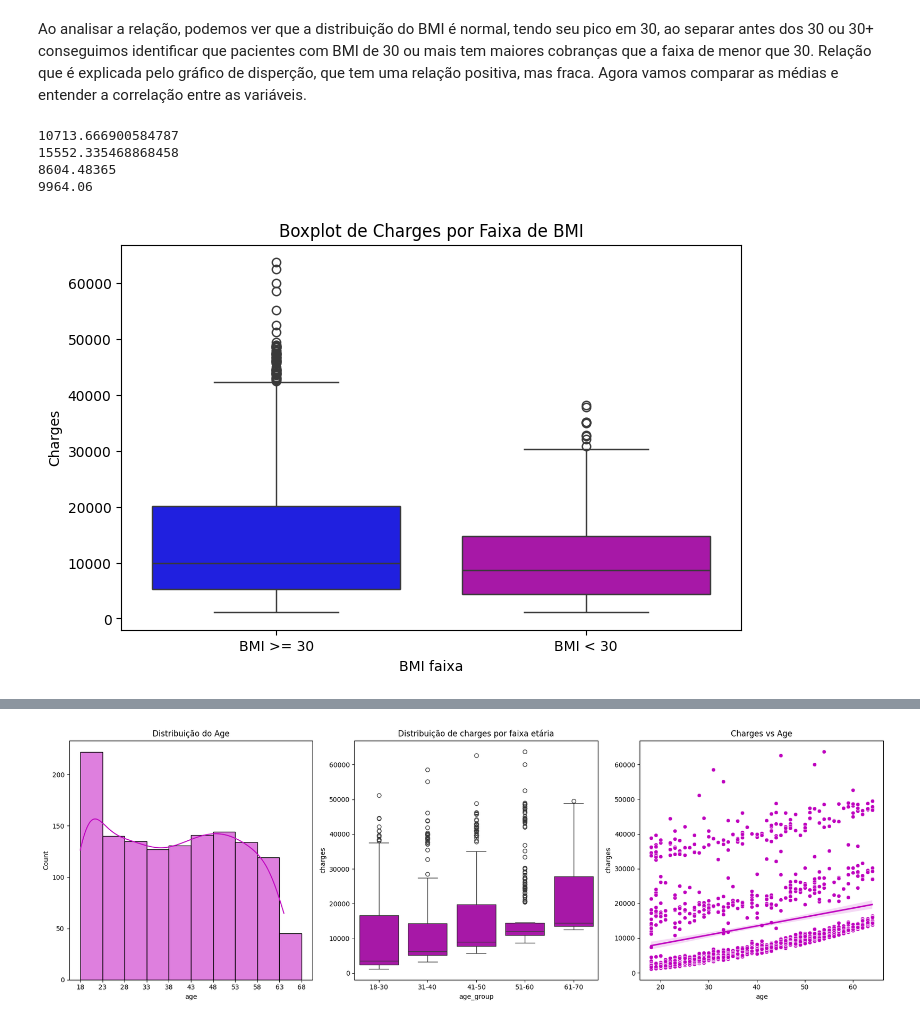
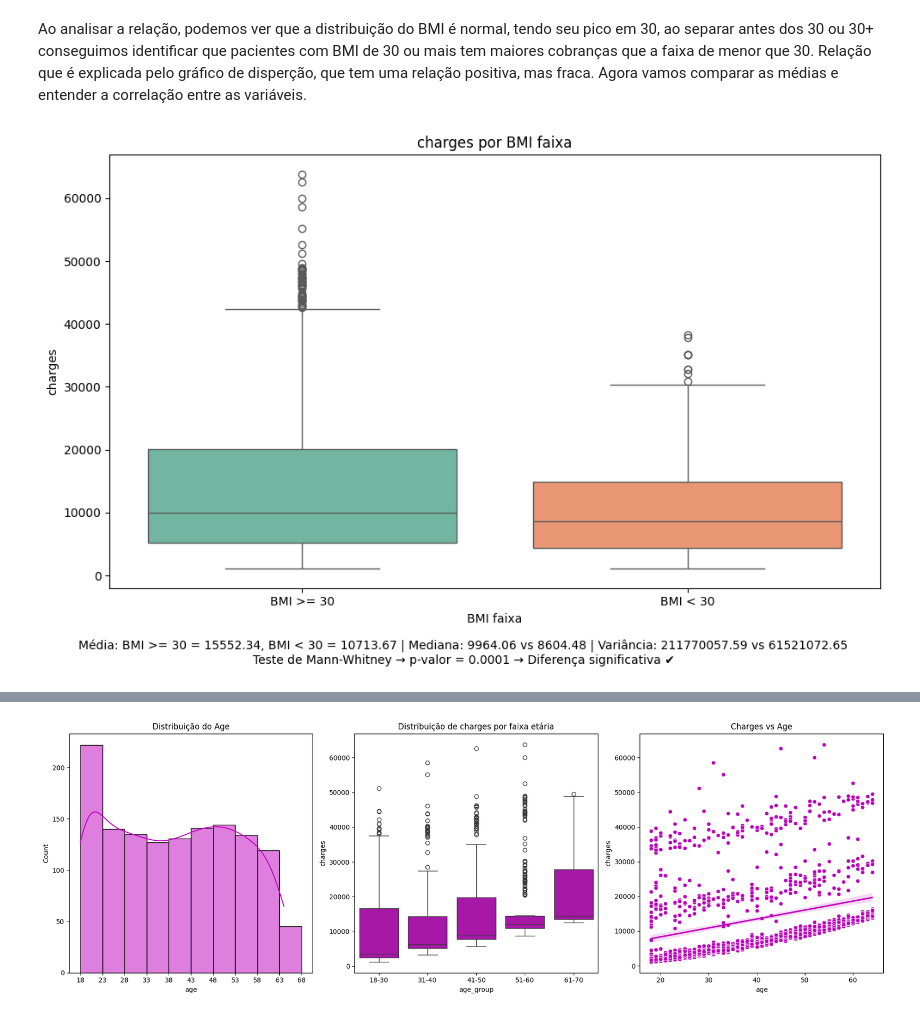
Before and after one commit to magaul/insurance, a Jupyter notebook: insurance.ipynb, the cells around one changed output, grey strips where cells are left out. Saved outputs shown, nothing was run; the diff lists cells and outputs as text; code cells hidden in the pictures.

```diff
--- a/insurance.ipynb
+++ b/insurance.ipynb
@@ -94,30 +139,16 @@ Text(0.5, 1.0, 'Distribuição do charges com BMI<30')
 # %% [markdown]
 Ao analisar a relação, podemos ver que a distribuição do BMI é normal, tendo seu pico em 30, ao separar antes dos 30 ou 30+ conseguimos identificar que pacientes com BMI de 30 ou mais tem maiores cobranças que a faixa de menor que 30. Relação que é explicada pelo gráfico de disperção, que tem uma relação positiva, mas fraca. Agora vamos comparar as médias e entender a correlação entre as variáveis.
 # %%
-print(insurance.query("bmi<30")['charges'].mean())
-print(insurance.query("bmi>=30")['charges'].mean())
-print(insurance.query("bmi<30")['charges'].median())
-print(insurance.query("bmi>=30")['charges'].median())
+charges_bmi = pd.DataFrame({
+    'charges': pd.concat([
+        insurance.query("bmi >= 30")['charges'],
+        insurance.query("bmi < 30")['charges']
+    ], ignore_index=True),
+    'BMI faixa': ['BMI >= 30'] * len(insurance.query("bmi >= 30")) +
+                 ['BMI < 30'] * len(insurance.query("bmi < 30"))
+})
+
+comparar_grupos_visual(charges_bmi, 'BMI faixa', 'charges', 'BMI >= 30', 'BMI < 30')
 # %% [output]
-10713.666900584787
-15552.335468868458
-8604.48365
-9964.06
+[figure, added]
-# %%
-
-charges_bmi = pd.DataFrame({
-    'charges': pd.concat([
-        insurance.query("bmi>=30")['charges'],
-        insurance.query("bmi<30")['charges']
-    ], ignore_index=True),
-    'BMI faixa': ['BMI >= 30'] * len(insurance.query("bmi>=30")) + ['BMI < 30'] * len(insurance.query("bmi<30"))
-})
-
-plt.figure(figsize=(8, 5))
-sns.boxplot(x='BMI faixa', y='charges', data=charges_bmi,hue='BMI faixa' ,palette=['b', 'm'],legend=False)
-plt.title('Boxplot de Charges por Faixa de BMI')
-plt.ylabel('Charges')
-plt.show()
-# %% [output]
-[figure, removed]
 # %% [markdown]
```
Also changed, not shown: parts of 5 cells of this notebook, 1 other file.
